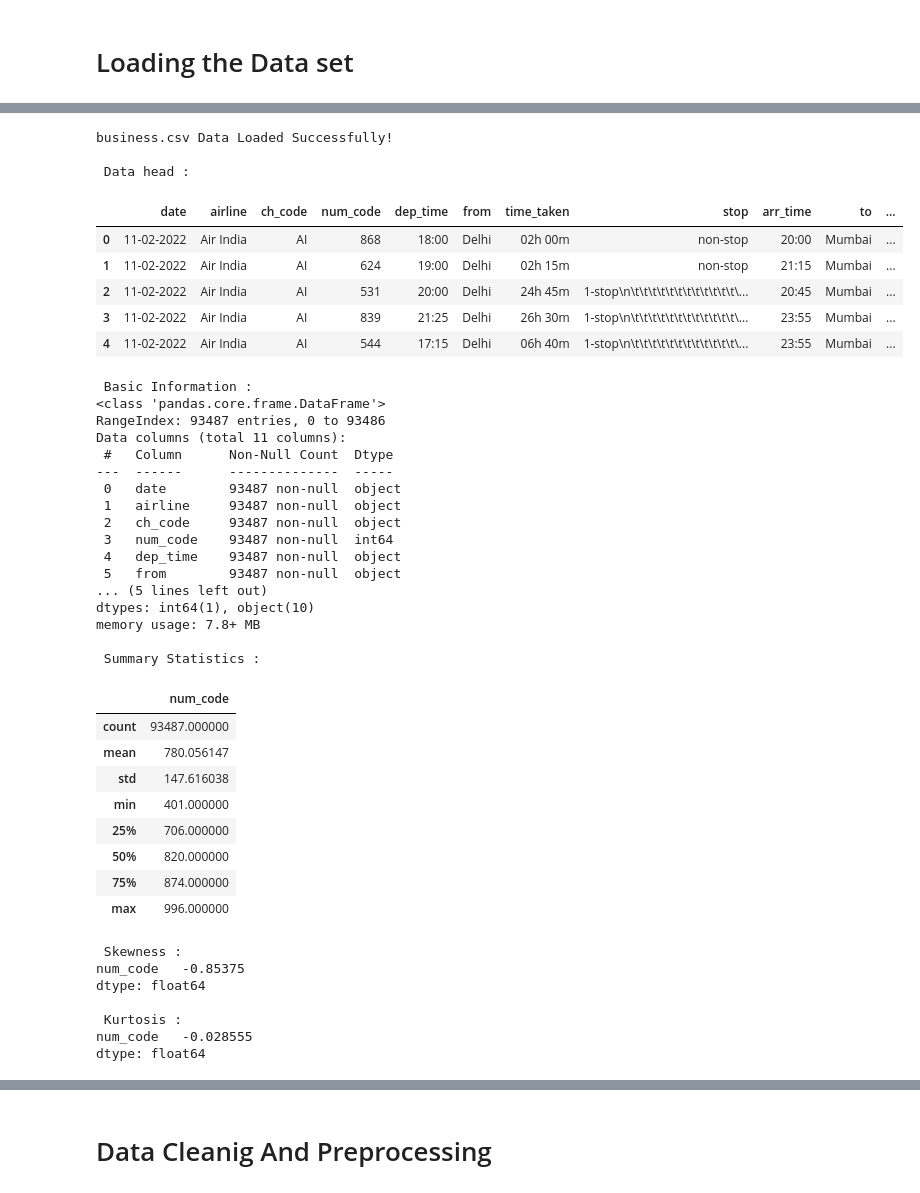
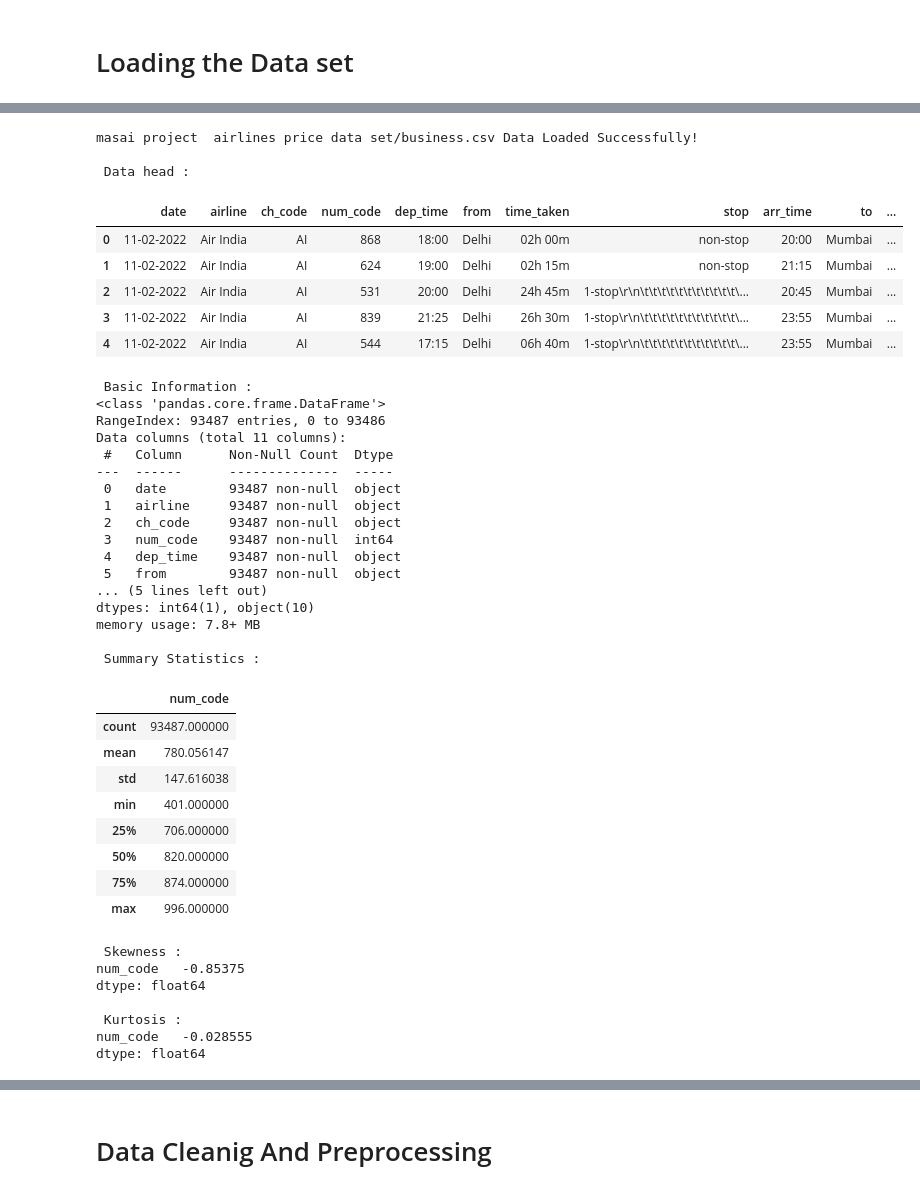
Before and after one commit to sumitx2903/masai-project-build-week-24-06-2025, a Jupyter notebook: Cleaned_AirLineData.ipynb, the cells around one changed output, grey strips where cells are left out. Saved outputs shown, nothing was run; the diff lists cells and outputs as text; code cells hidden in the pictures.

Commit message:
cleaned_data_and_after_cleaning_data

```diff
--- a/Cleaned_AirLineData.ipynb
+++ b/Cleaned_AirLineData.ipynb
@@ -74,17 +74,17 @@ days_left    -1.156215
 price        -0.396293
 dtype: float64
 # %%
-BusinessData = load_data("business.csv")
+BusinessData = load_data("masai project  airlines price data set/business.csv")
 # %% [output]
-business.csv Data Loaded Successfully!
+masai project  airlines price data set/business.csv Data Loaded Successfully!
 
  Data head :
 |  | date | airline | ch_code | num_code | dep_time | from | time_taken | stop | arr_time | to | ... |
 | 0 | 11-02-2022 | Air India | AI | 868 | 18:00 | Delhi | 02h 00m | non-stop | 20:00 | Mumbai | ... |
 | 1 | 11-02-2022 | Air India | AI | 624 | 19:00 | Delhi | 02h 15m | non-stop | 21:15 | Mumbai | ... |
-| 2 | 11-02-2022 | Air India | AI | 531 | 20:00 | Delhi | 24h 45m | 1-stop\n\t\t\t\t\t\t\t\t\t\t\t\t\... | 20:45 | Mumbai | ... |
-| 3 | 11-02-2022 | Air India | AI | 839 | 21:25 | Delhi | 26h 30m | 1-stop\n\t\t\t\t\t\t\t\t\t\t\t\t\... | 23:55 | Mumbai | ... |
-| 4 | 11-02-2022 | Air India | AI | 544 | 17:15 | Delhi | 06h 40m | 1-stop\n\t\t\t\t\t\t\t\t\t\t\t\t\... | 23:55 | Mumbai | ... |
+| 2 | 11-02-2022 | Air India | AI | 531 | 20:00 | Delhi | 24h 45m | 1-stop\r\n\t\t\t\t\t\t\t\t\t\t\t\... | 20:45 | Mumbai | ... |
+| 3 | 11-02-2022 | Air India | AI | 839 | 21:25 | Delhi | 26h 30m | 1-stop\r\n\t\t\t\t\t\t\t\t\t\t\t\... | 23:55 | Mumbai | ... |
+| 4 | 11-02-2022 | Air India | AI | 544 | 17:15 | Delhi | 06h 40m | 1-stop\r\n\t\t\t\t\t\t\t\t\t\t\t\... | 23:55 | Mumbai | ... |
  Basic Information :
 <class 'pandas.core.frame.DataFrame'>
 RangeIndex: 93487 entries, 0 to 93486
```
Also changed, not shown: parts of 12 cells of this notebook, 3 other files.
